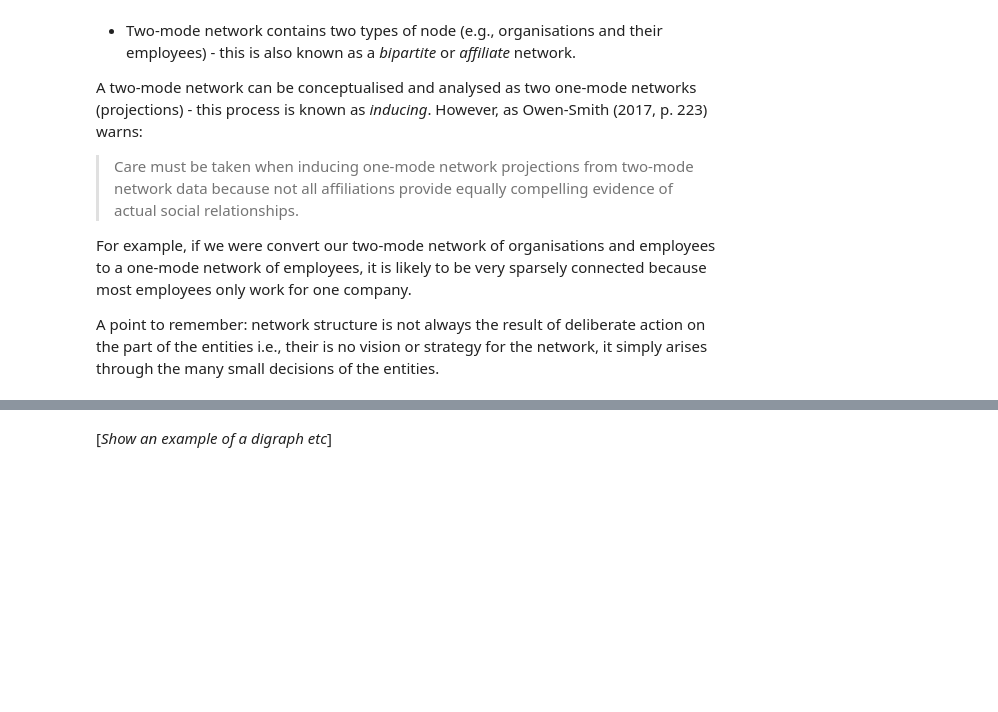
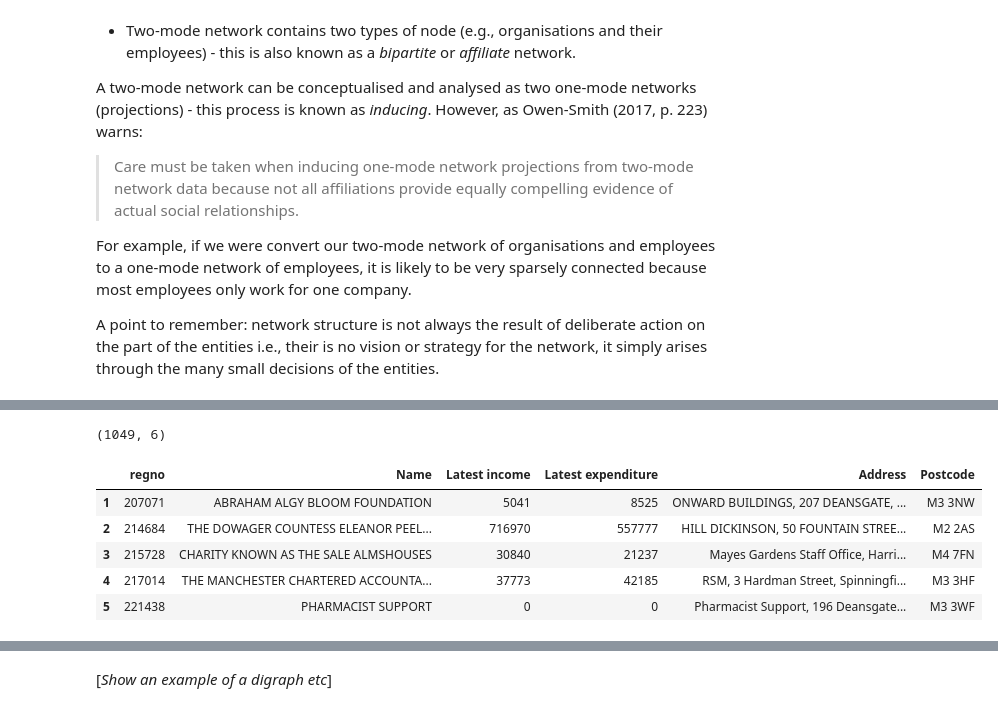
Before and after one commit to UKDataServiceOpen/social-network-analysis, a Jupyter notebook: code/ukds-sna-fundamentals-2020-09-01.ipynb, the cells around one changed output, grey strips where cells are left out. Cells and saved outputs as stored; diff of their text form; code cells hidden in the pictures; blank space fills up the shorter version.

```diff
--- a/code/ukds-sna-fundamentals-2020-09-01.ipynb
+++ b/code/ukds-sna-fundamentals-2020-09-01.ipynb
@@ -214,0 +219,20 @@ Networks can be represented using two main, complementary methods:
+# %%
+# Import modules #
+
+import pandas as pd
+import numpy as np
+
+# Load in data from file #
+
+data = pd.read_csv("./data/manchester-charities-2020-07-03.csv", index_col = False)
+data.index += 1
+print(data.shape) # get number of rows and columns
+data.head(5) # view first five observations
+# %% [output]
+(1049, 6)
+|  | regno | Name | Latest income | Latest expenditure | Address | Postcode |
+| 1 | 207071 | ABRAHAM ALGY BLOOM FOUNDATION | 5041 | 8525 | ONWARD BUILDINGS, 207 DEANSGATE, ... | M3 3NW |
+| 2 | 214684 | THE DOWAGER COUNTESS ELEANOR PEEL... | 716970 | 557777 | HILL DICKINSON, 50 FOUNTAIN STREE... | M2 2AS |
+| 3 | 215728 | CHARITY KNOWN AS THE SALE ALMSHOUSES | 30840 | 21237 | Mayes Gardens Staff Office, Harri... | M4 7FN |
+| 4 | 217014 | THE MANCHESTER CHARTERED ACCOUNTA... | 37773 | 42185 | RSM, 3 Hardman Street, Spinningfi... | M3 3HF |
+| 5 | 221438 | PHARMACIST SUPPORT | 0 | 0 | Pharmacist Support, 196 Deansgate... | M3 3WF |
```
Also changed, not shown: parts of 22 cells of this notebook.
